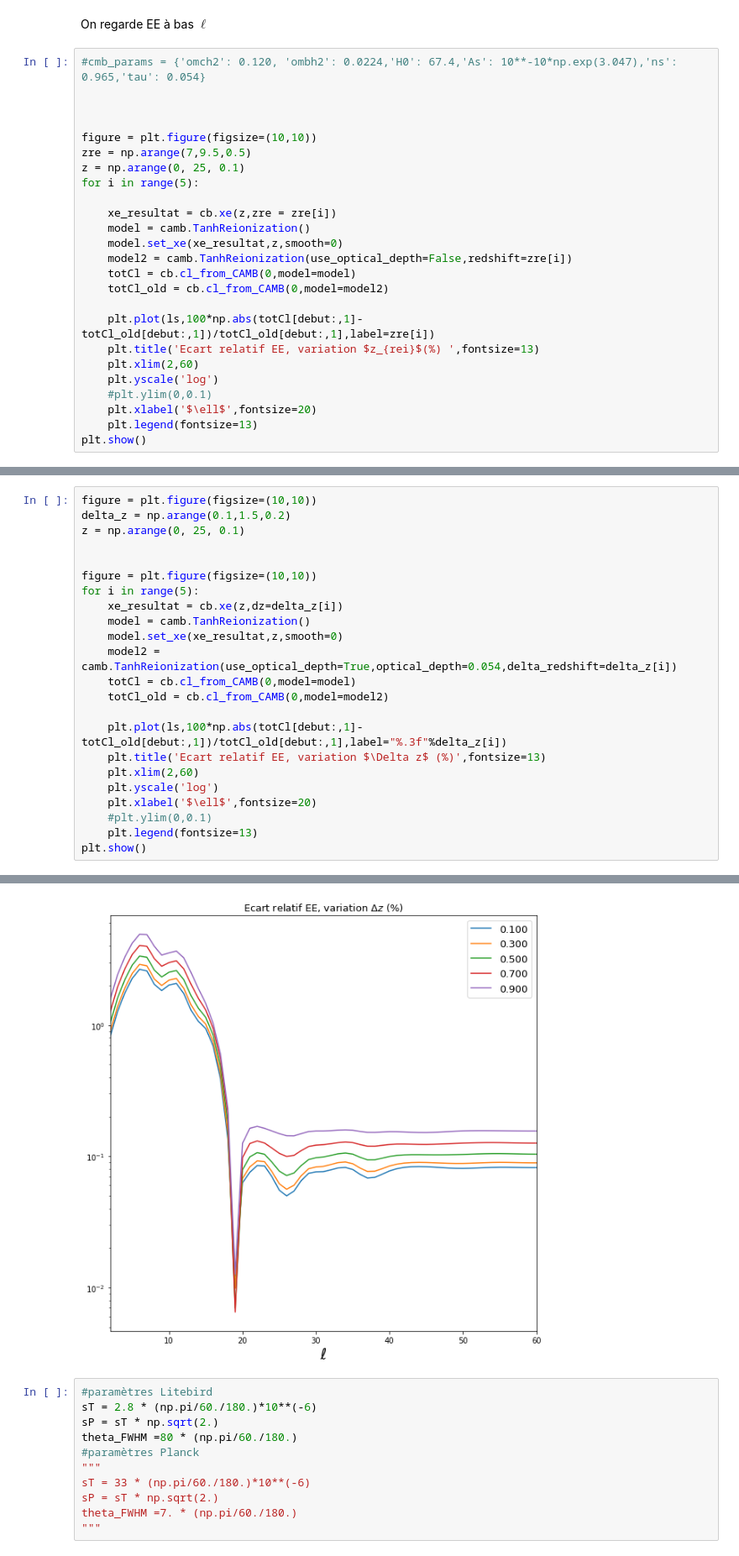
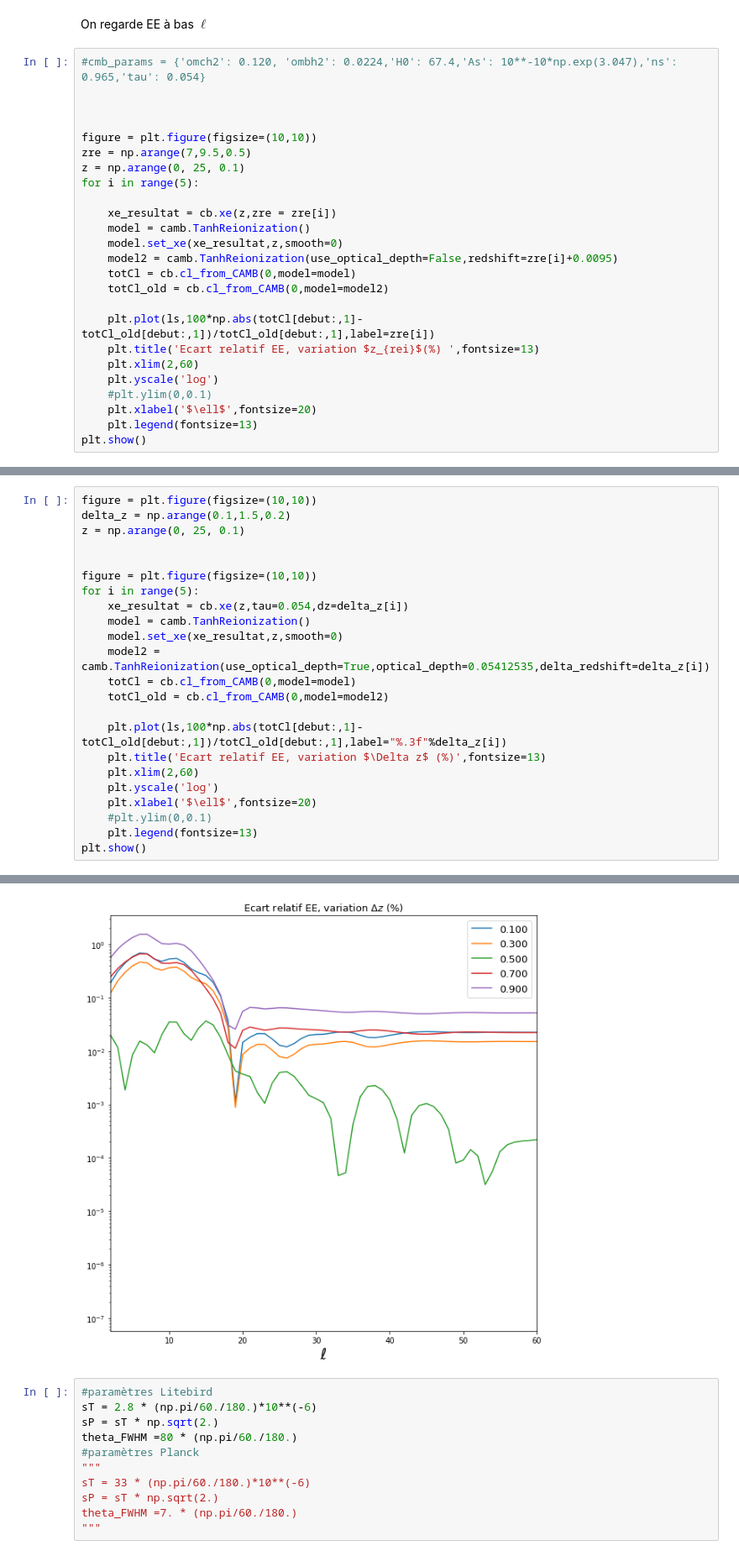
Before and after one commit to EmilePangburn/Tanh_model, a Jupyter notebook: tau_camb.ipynb, the cells around one changed output, grey strips where cells are left out. Shown: that part at 84% size. Saved outputs shown, nothing was run; the diff lists cells and outputs as text.

```diff
--- a/tau_camb.ipynb
+++ b/tau_camb.ipynb
@@ -100,7 +100,7 @@ for i in range(5):
     xe_resultat = cb.xe(z,zre = zre[i])
     model = camb.TanhReionization()
     model.set_xe(xe_resultat,z,smooth=0)
-    model2 = camb.TanhReionization(use_optical_depth=False,redshift=zre[i])
+    model2 = camb.TanhReionization(use_optical_depth=False,redshift=zre[i]+0.0095)
     totCl = cb.cl_from_CAMB(0,model=model)
     totCl_old = cb.cl_from_CAMB(0,model=model2)
 
@@ -117,29 +117,29 @@ plt.show()
 # %%
 figure = plt.figure(figsize=(10,10))
 delta_z = np.arange(0.1,1.5,0.2)
 z = np.arange(0, 25, 0.1)
 
 
 figure = plt.figure(figsize=(10,10))
 for i in range(5):
-    xe_resultat = cb.xe(z,dz=delta_z[i])
+    xe_resultat = cb.xe(z,tau=0.054,dz=delta_z[i])
     model = camb.TanhReionization()
     model.set_xe(xe_resultat,z,smooth=0)
-    model2 = camb.TanhReionization(use_optical_depth=True,optical_depth=0.054,delta_redshift=delta_z[i])
+    model2 = camb.TanhReionization(use_optical_depth=True,optical_depth=0.05412535,delta_redshift=delta_z[i])
     totCl = cb.cl_from_CAMB(0,model=model)
     totCl_old = cb.cl_from_CAMB(0,model=model2)
 
     plt.plot(ls,100*np.abs(totCl[debut:,1]-totCl_old[debut:,1])/totCl_old[debut:,1],label="%.3f"%delta_z[i])
     plt.title('Ecart relatif EE, variation $\Delta z$ (%)',fontsize=13)
     plt.xlim(2,60)
     plt.yscale('log')
     plt.xlabel('$\ell$',fontsize=20)
     #plt.ylim(0,0.1)
     plt.legend(fontsize=13)
 plt.show()
 # %% [output]
 <Figure size 720x720 with 0 Axes>
-[figure, old version]
+[figure, new version]
 # %%
 #paramètres Litebird
 sT = 2.8 * (np.pi/60./180.)*10**(-6)
```
Also changed, not shown: parts of 3 cells of this notebook.
